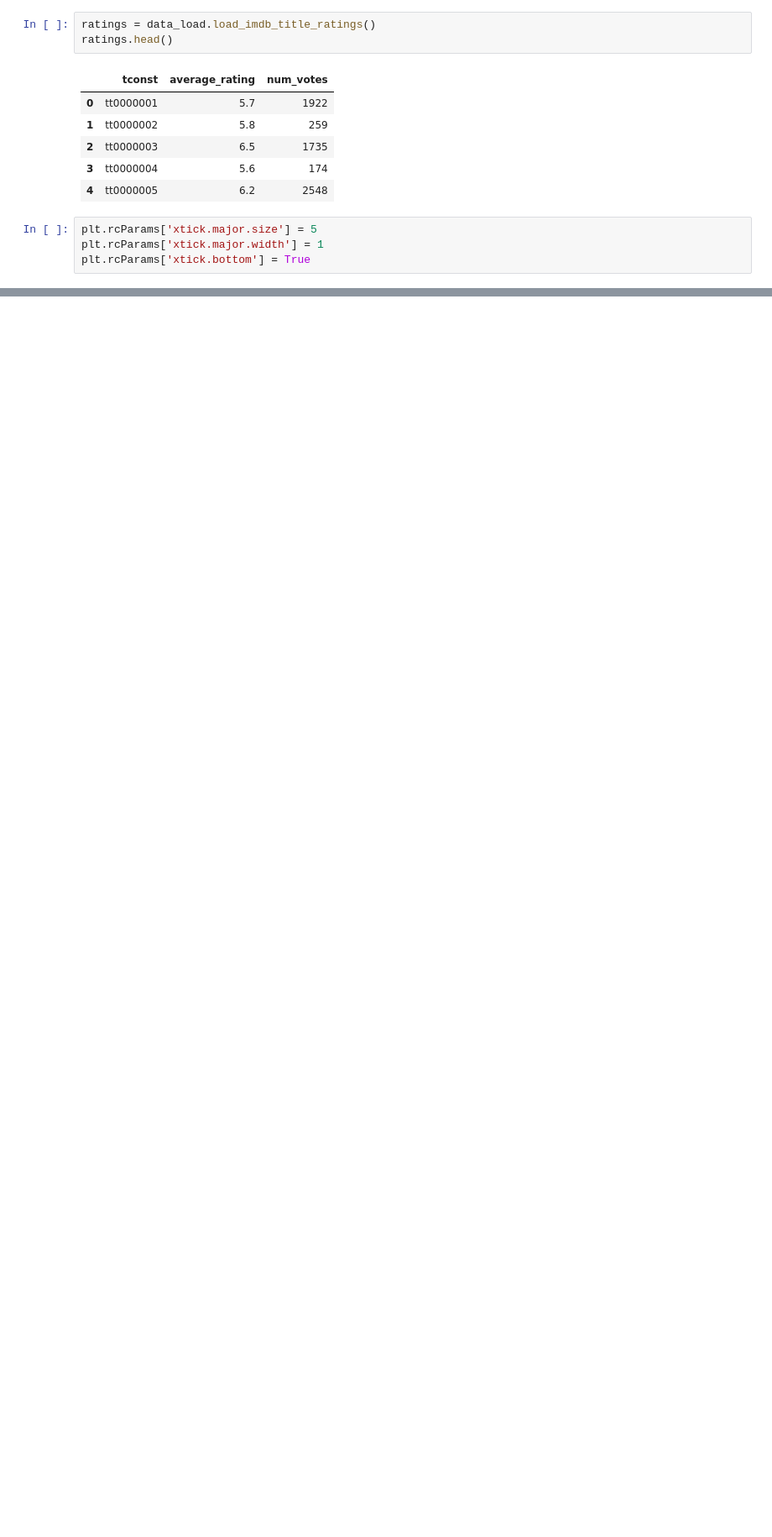
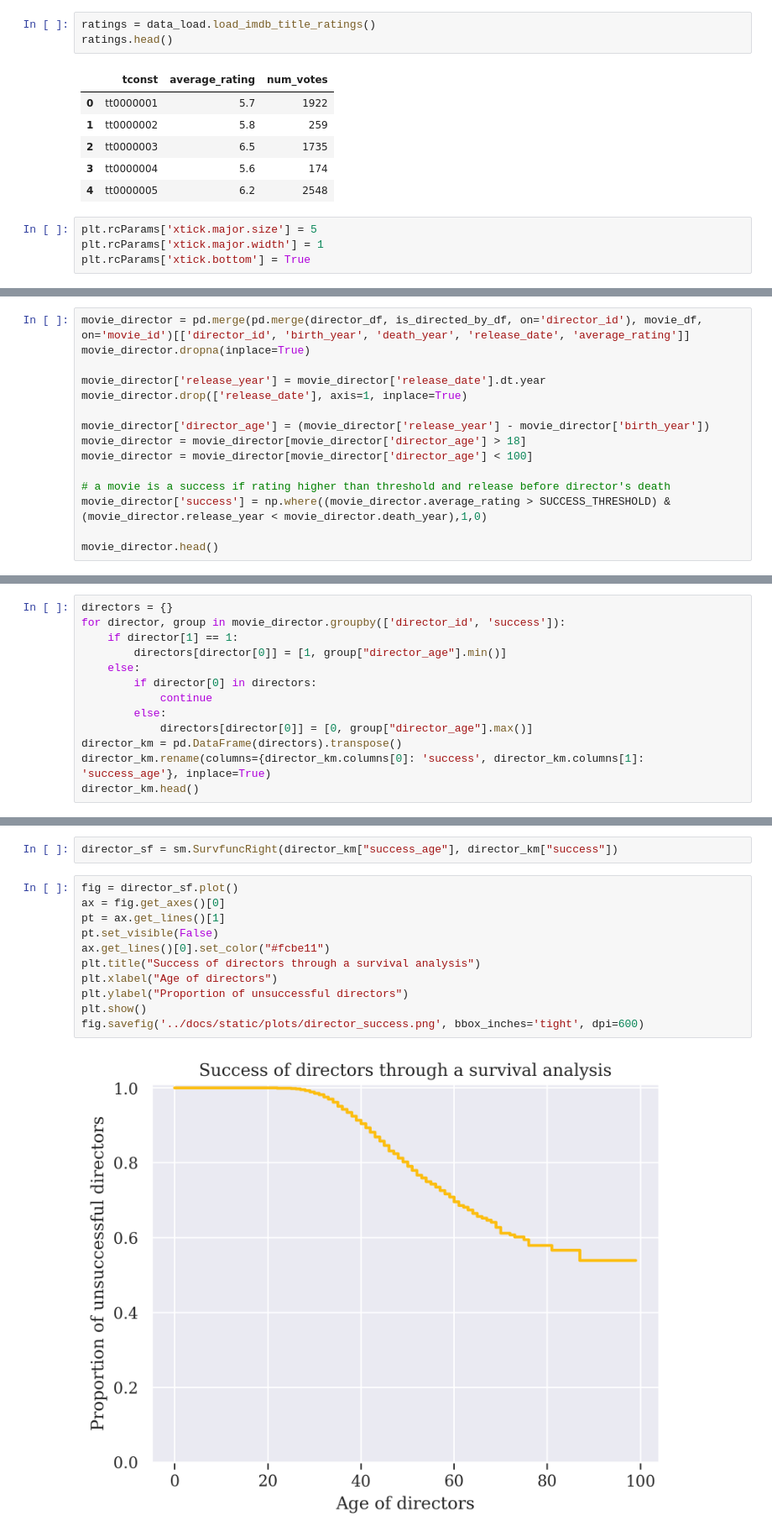
Before and after one commit to epfl-ada/ada-2022-project-zozoz, a Jupyter notebook: src/final.ipynb, the cells around one changed output, grey strips where cells are left out. Shown at 84% size. Drawn from its saved outputs; the diff is of its cells as text; blank space fills up the shorter version.

```diff
--- a/src/final.ipynb
+++ b/src/final.ipynb
@@ -46,0 +56,15 @@ fig.savefig('../docs/static/plots/ratings_distribution.png', bbox_inches='tight'
+# %%
+movie_director = pd.merge(pd.merge(director_df, is_directed_by_df, on='director_id'), movie_df, on='movie_id')[['director_id', 'birth_year', 'death_year', 'release_date', 'average_rating']]
+movie_director.dropna(inplace=True)
+
+movie_director['release_year'] = movie_director['release_date'].dt.year
+movie_director.drop(['release_date'], axis=1, inplace=True)
+
+movie_director['director_age'] = (movie_director['release_year'] - movie_director['birth_year'])
+movie_director = movie_director[movie_director['director_age'] > 18]
+movie_director = movie_director[movie_director['director_age'] < 100]
+
+# a movie is a success if rating higher than threshold and release before director's death
+movie_director['success'] = np.where((movie_director.average_rating > SUCCESS_THRESHOLD) & (movie_director.release_year < movie_director.death_year),1,0)
+
+movie_director.head()
@@ -46,0 +78,13 @@ fig.savefig('../docs/static/plots/ratings_distribution.png', bbox_inches='tight'
+# %%
+directors = {}
+for director, group in movie_director.groupby(['director_id', 'success']):
+    if director[1] == 1:
+        directors[director[0]] = [1, group["director_age"].min()]
+    else:
+        if director[0] in directors:
+            continue
+        else:
+            directors[director[0]] = [0, group["director_age"].max()]
+director_km = pd.DataFrame(directors).transpose()
+director_km.rename(columns={director_km.columns[0]: 'success', director_km.columns[1]: 'success_age'}, inplace=True)
+director_km.head()
@@ -46,0 +98,15 @@ fig.savefig('../docs/static/plots/ratings_distribution.png', bbox_inches='tight'
+# %%
+director_sf = sm.SurvfuncRight(director_km["success_age"], director_km["success"])
+# %%
+fig = director_sf.plot()
+ax = fig.get_axes()[0]
+pt = ax.get_lines()[1]
+pt.set_visible(False)
+ax.get_lines()[0].set_color("#fcbe11")
+plt.title("Success of directors through a survival analysis")
+plt.xlabel("Age of directors")
+plt.ylabel("Proportion of unsuccessful directors")
+plt.show()
+fig.savefig('../docs/static/plots/director_success.png', bbox_inches='tight', dpi=600)
+# %% [output]
+[figure, added]
```
Also changed, not shown: parts of 6 cells of this notebook, 2 other files.
